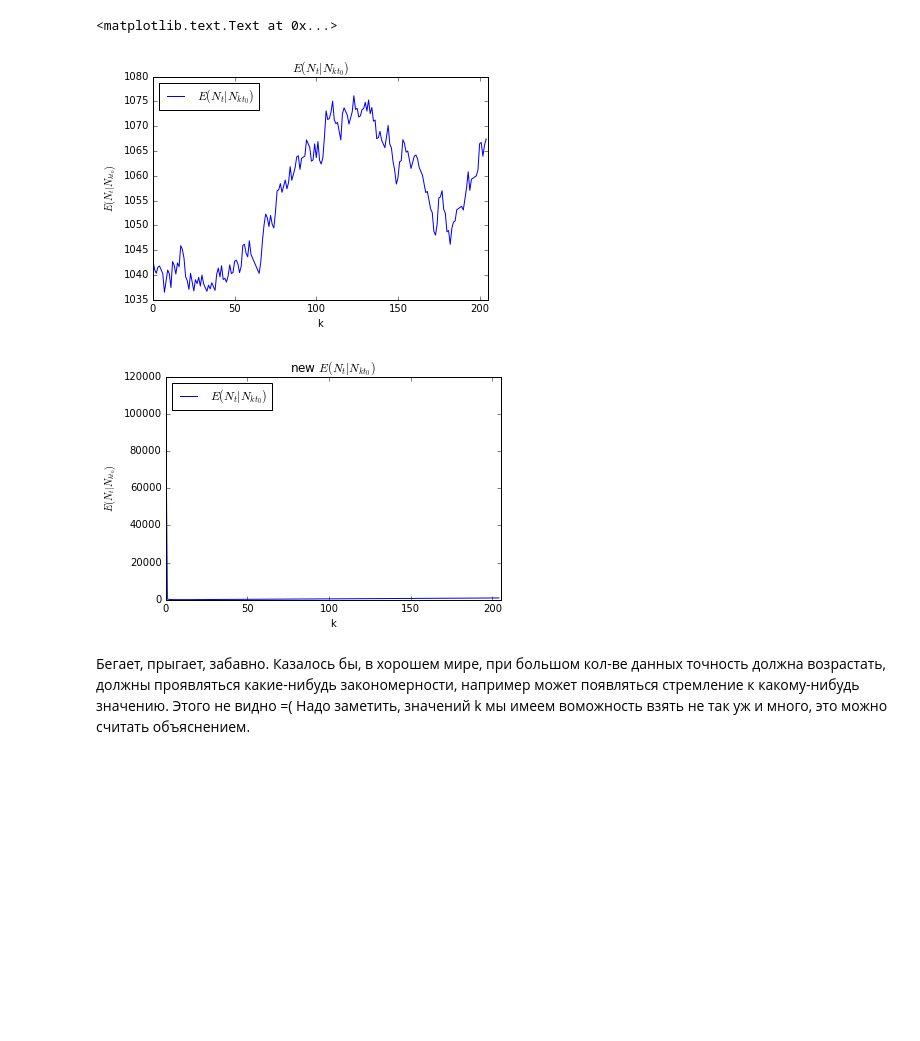
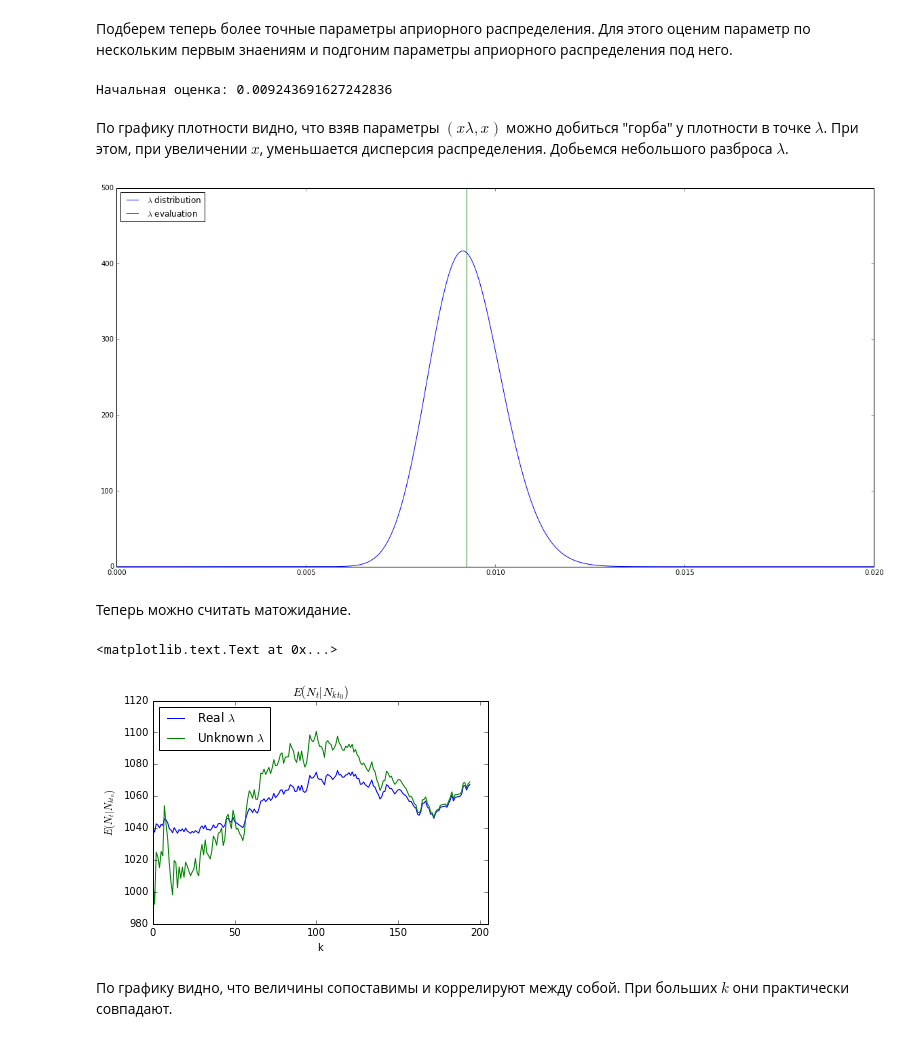
Before and after one commit to PKoshkin/math_stat, a Jupyter notebook: 7/7.4.ipynb, the cells around one changed output. Cells and saved outputs as stored; diff of their text form; code cells hidden in the pictures; blank space fills up the shorter version.

```diff
--- a/7/7.4.ipynb
+++ b/7/7.4.ipynb
@@ -43,3 +64,31 @@ alpha, beta = 1, 1
+# %% [markdown]
+Подберем теперь более точные параметры априорного распределения. Для этого оценим параметр по нескольким первым знаениям и подгоним параметры априорного распределения под него.
+# %%
+N0 = 15 # Небольшое число по которому проведм первоначальную оценку lambda
+
+startLambda = 1 / np.mean([data[i + 1] - data[i] for i in range(len(data) - 1)][:N0])
+print(r"Начальная оценка: {}".format(startLambda))
+# %% [output]
+Начальная оценка: 0.009243691627242836
+# %% [markdown]
+По графику плотности видно, что взяв параметры $(x\lambda, x)$ можно добиться "горба" у плотности в точке $\lambda$. При этом, при увеличении $x$, уменьшается дисперсия распределения. Добьемся небольшого разброса $\lambda$.
+# %%
+alpha, beta = 10000 * startLambda, 10000
+
+x = np.linspace(0, 0.02, 1000)
+
+figure = plt.figure(figsize=(20, 10))
+axis = figure.add_subplot(1, 1, 1)
+plt.plot(x, st.gamma.pdf(x, alpha, scale=1/beta), label="$\lambda$ distribution")
+plt.plot([startLambda, startLambda], [0, 1000], label="$\lambda$ evaluation")
+axis.set_ylim(0, 500)
+axis.set_xlim(0, 0.02)
+axis.legend(loc="upper left")
+plt.show()
+# %% [output]
+[figure, added]
+# %% [markdown]
+Теперь можно считать матожидание.
 # %%
 class Event:
     def __init__(self, type, time):
@@ -49,41 +98,37 @@ class Event:
     def __lt__(self, other):
         return self.time < other.time
 # %%
-events = [Event("break", time) for time in data] + [Event("timeout", k * t0) for k in range(N)]
+N = 205 # 205 значений k можно взять, пока мы не превысим t
+
+events = [Event("break", value) for value in data] + [Event("timeout", k * t0) for k in range(N)]
 events.sort()
 # %%
-currentBreaks, E, newE, poissonLambdas = [], [], [], []
+xis, E, newE, poissonLambdas = [], [], [], []
+lastXi = 0
 k = 0
 for event in events:
     if event.type == "break":
-        currentBreaks.append(event.time)
+        xis.append(event.time - lastXi)
+        lastXi = event.time
     else:
         k += 1
-        newLambda = (beta + np.sum(currentBreaks)) / (alpha + len(currentBreaks))
+        newLambda = (alpha + len(xis)) / (beta + np.sum(xis))
         poissonLambdas.append(newLambda)
-        E.append(1 / poissonLambda * (t - k * t0) + len(currentBreaks))
-        newE.append(1 / newLambda * (t - k * t0) + len(currentBreaks))
+        E.append(poissonLambda * (t - k * t0) + len(xis))
+        newE.append(newLambda * (t - k * t0) + len(xis))
 # %%
 # Строим график
 
 myFigure, myAxis = plt.subplots()
-myAxis.plot (range(N), E, label=r"$E(N_t|N_{kt_0})$")
+myAxis.plot (E[10:], label=r"Real $\lambda$")
+myAxis.plot (newE[10:], label=r"Unknown $\lambda$")
 myAxis.legend(loc="upper left")
 myAxis.set_xlabel("k")
 myAxis.set_ylabel(r"$E(N_t|N_{kt_0})$")
 myAxis.set_xlim(0, N)
 myAxis.set_title(r"$E(N_t|N_{kt_0})$")
-
-myFigure, myAxis = plt.subplots()
-myAxis.plot (range(N), newE, label=r"$E(N_t|N_{kt_0})$")
-myAxis.legend(loc="upper left")
-myAxis.set_xlabel("k")
-myAxis.set_ylabel(r"$E(N_t|N_{kt_0})$")
-myAxis.set_xlim(0, N)
-myAxis.set_title(r"new $E(N_t|N_{kt_0})$")
 # %% [output]
 <matplotlib.text.Text at 0x...>
-[figure, old version]
+[figure, new version]
-[figure, removed]
-# %% [markdown]
-Бегает, прыгает, забавно. Казалось бы, в хорошем мире, при большом кол-ве данных точность должна возрастать, должны проявляться какие-нибудь закономерности, например может появляться стремление к какому-нибудь значению. Этого не видно =( Надо заметить, значений k мы имеем воможность взять не так уж и много, это можно считать объяснением.
+# %% [markdown]
+По графику видно, что величины сопоставимы и коррелируют между собой. При больших $k$ они практически совпадают.
```
Also changed, not shown: parts of 7 cells of this notebook.
